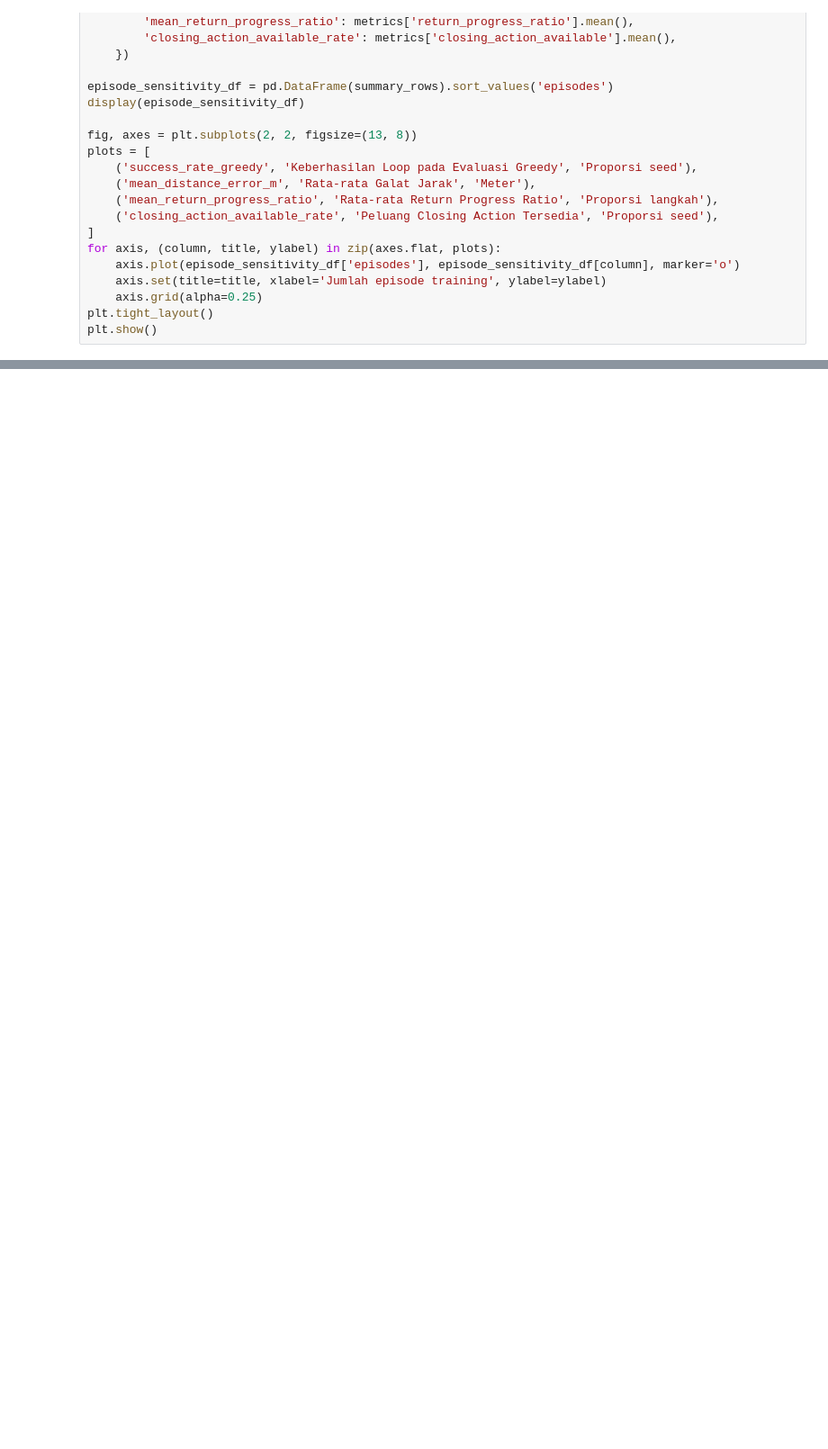
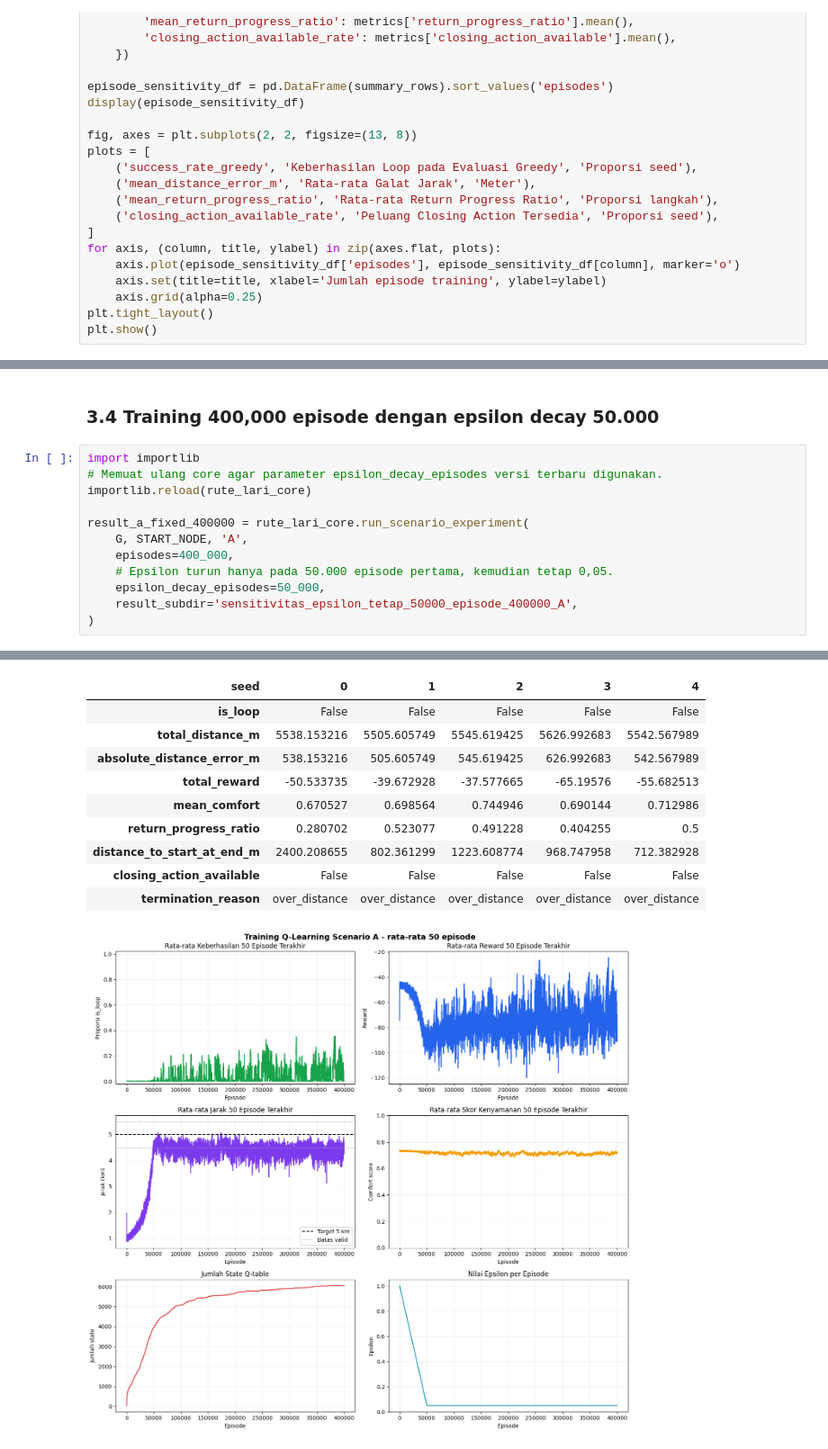
Before and after one commit to davidimannuel/uwika-ta-31123022-2026, a Jupyter notebook: scenario_A.ipynb, the cells around one changed output, grey strips where cells are left out. Shown at 90% size. Drawn from its saved outputs; the diff is of its cells as text; blank space fills up the shorter version.

```diff
--- a/scenario_A.ipynb
+++ b/scenario_A.ipynb
@@ -147,0 +333,15 @@ plt.show()
+# %% [markdown]
+### 3.4 Training 400,000 episode dengan epsilon decay 50.000
+# %%
+import importlib
+# Memuat ulang core agar parameter epsilon_decay_episodes versi terbaru digunakan.
+importlib.reload(rute_lari_core)
+
+result_a_fixed_400000 = rute_lari_core.run_scenario_experiment(
+    G, START_NODE, 'A',
+    episodes=400_000,
+    # Epsilon turun hanya pada 50.000 episode pertama, kemudian tetap 0,05.
+    epsilon_decay_episodes=50_000,
+    result_subdir='sensitivitas_epsilon_tetap_50000_episode_400000_A',
+)
+# %% [output]
@@ -147,0 +356,11 @@ plt.show()
+| seed | 0 | 1 | 2 | 3 | 4 |
+| is_loop | False | False | False | False | False |
+| total_distance_m | 5538.153216 | 5505.605749 | 5545.619425 | 5626.992683 | 5542.567989 |
+| absolute_distance_error_m | 538.153216 | 505.605749 | 545.619425 | 626.992683 | 542.567989 |
+| total_reward | -50.533735 | -39.672928 | -37.577665 | -65.19576 | -55.682513 |
+| mean_comfort | 0.670527 | 0.698564 | 0.744946 | 0.690144 | 0.712986 |
+| return_progress_ratio | 0.280702 | 0.523077 | 0.491228 | 0.404255 | 0.5 |
+| distance_to_start_at_end_m | 2400.208655 | 802.361299 | 1223.608774 | 968.747958 | 712.382928 |
+| closing_action_available | False | False | False | False | False |
+| termination_reason | over_distance | over_distance | over_distance | over_distance | over_distance |
+[figure, added]
```
Also changed, not shown: parts of 13 cells of this notebook, 6 other files.
